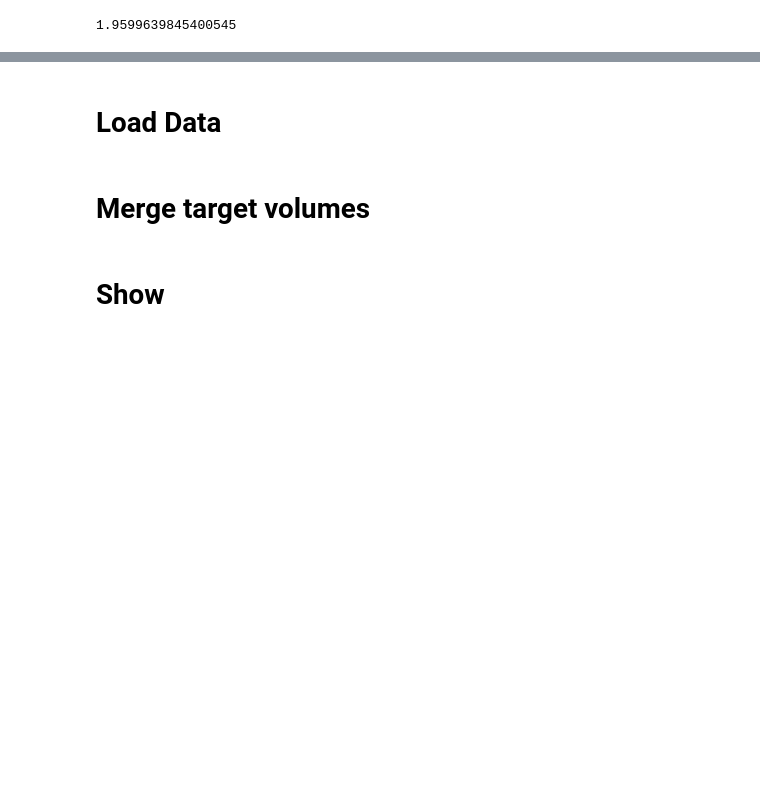
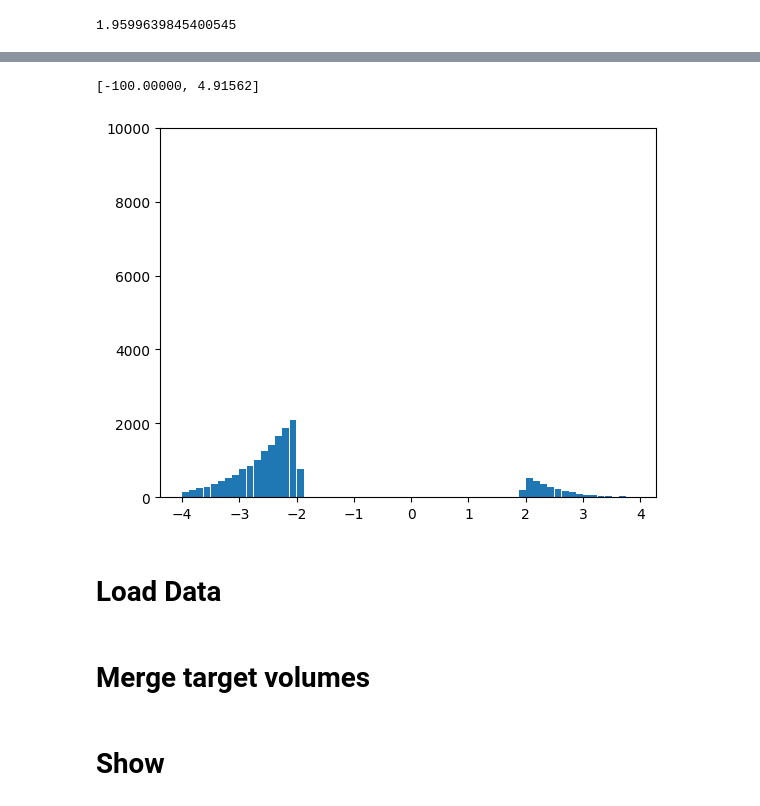
Before and after one commit to psb629/CommonLab, a Jupyter notebook: GP/scripts/fMRI.fig.3i.ipynb, the cells around one changed output, grey strips where cells are left out. Cells and saved outputs as stored; diff of their text form; code cells hidden in the pictures; blank space fills up the shorter version.

```diff
--- a/GP/scripts/fMRI.fig.3i.ipynb
+++ b/GP/scripts/fMRI.fig.3i.ipynb
@@ -177,10 +179,11 @@ cmap
 # %%
 p_thresh = 5.e-2
-thresh = stats.norm.isf(0.5*p_thresh)
+# p_thresh = 1
+thresh = scipy.stats.norm.isf(0.5*p_thresh)
 print(thresh)
 ## 최대 최소 설정
-vmax = 3.5
-vmin = -3.5
+vmax = 4.5
+vmin = -4.5
 norm = colors.Normalize(vmin=vmin, vmax=vmax)
 # %% [output]
 1.9599639845400545
@@ -236,3 +246,13 @@ ax.axis('off')
+# %%
+stat[(stat>-thresh)&(stat<thresh)] = -100
+# %%
+fig, ax = plt.subplots()
+ax.hist(stat.flatten(), bins=np.arange(-4,4,0.125), align='mid', density=False, rwidth=0.95)
+ax.set_ylim([0,10000])
+print('[%.5f, %.5f]'%(stat.min(),stat.max()))
+# %% [output]
+[-100.00000, 4.91562]
+[figure, added]
 # %% [markdown]
 # Load Data
 # %%
```
Also changed, not shown: parts of 13 cells of this notebook.
